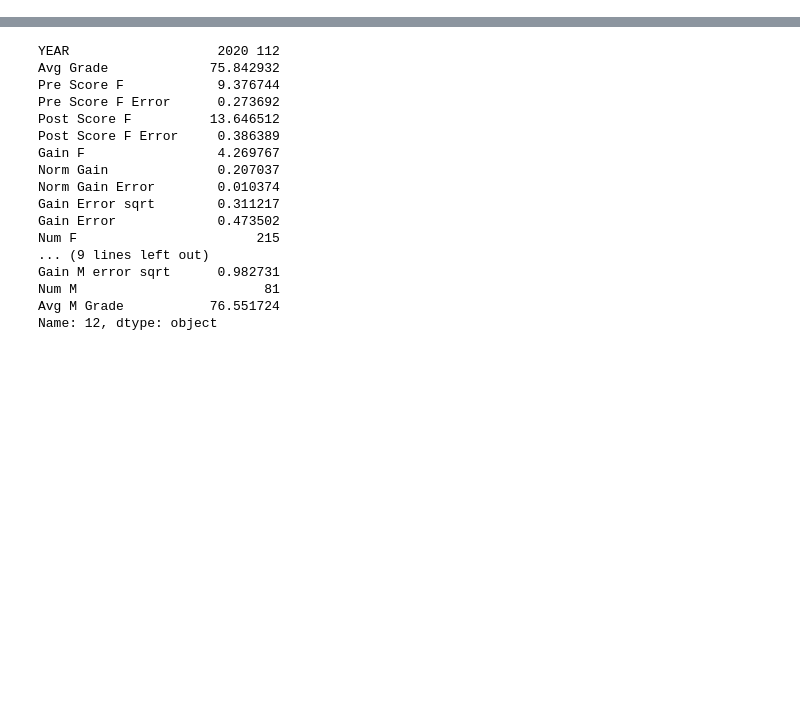
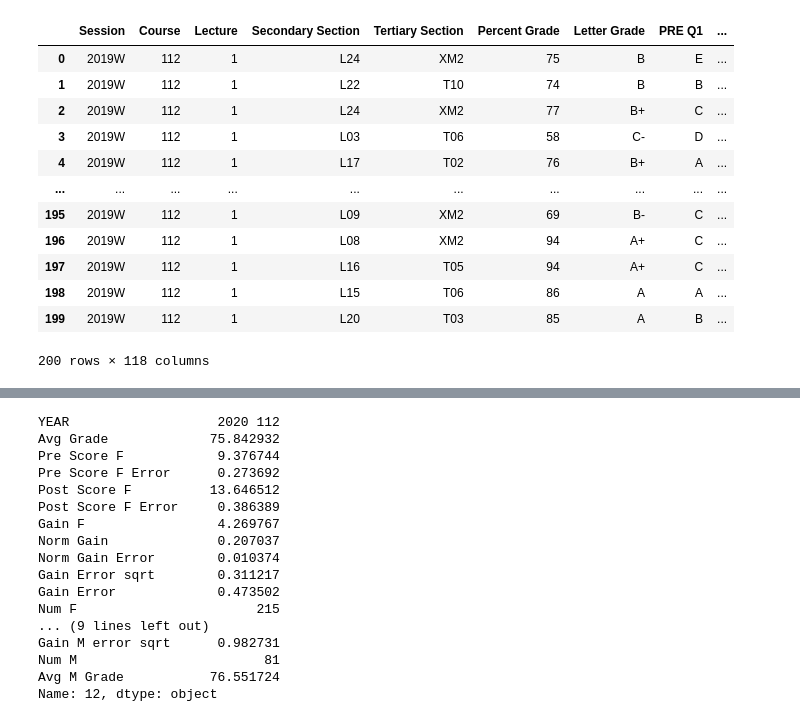
Before and after one commit to maya-patel/Honours-FCI-data, a Jupyter notebook: Data_Collection_Clean_Done.ipynb, the cells around one changed output, grey strips where cells are left out. Saved outputs shown, nothing was run; the diff lists cells and outputs as text; code cells hidden in the pictures; blank space fills up the shorter version.

```diff
--- a/Data_Collection_Clean_Done.ipynb
+++ b/Data_Collection_Clean_Done.ipynb
@@ -18,6 +31,22 @@ is_111 = df20['Course'] == 111
 df20_111 = df20[is_111]
 is_112 = df20['Course'] == 112
 df20_112 = df20[is_112]
+# %%
+df19_112_001
+# %% [output]
+|  | Session | Course | Lecture | Secondary Section | Tertiary Section | Percent Grade | Letter Grade | PRE Q1 | ... |
+| 0 | 2019W | 112 | 1 | L24 | XM2 | 75 | B | E | ... |
+| 1 | 2019W | 112 | 1 | L22 | T10 | 74 | B | B | ... |
+| 2 | 2019W | 112 | 1 | L24 | XM2 | 77 | B+ | C | ... |
+| 3 | 2019W | 112 | 1 | L03 | T06 | 58 | C- | D | ... |
+| 4 | 2019W | 112 | 1 | L17 | T02 | 76 | B+ | A | ... |
+| ... | ... | ... | ... | ... | ... | ... | ... | ... | ... |
+| 195 | 2019W | 112 | 1 | L09 | XM2 | 69 | B- | C | ... |
+| 196 | 2019W | 112 | 1 | L08 | XM2 | 94 | A+ | C | ... |
+| 197 | 2019W | 112 | 1 | L16 | T05 | 94 | A+ | C | ... |
+| 198 | 2019W | 112 | 1 | L15 | T06 | 86 | A | A | ... |
+| 199 | 2019W | 112 | 1 | L20 | T03 | 85 | A | B | ... |
+200 rows × 118 columns
 # %%
 def by_gender_by_year_2020(df, name):
 
```
Also changed, not shown: parts of 4 cells of this notebook, 5 other files.
